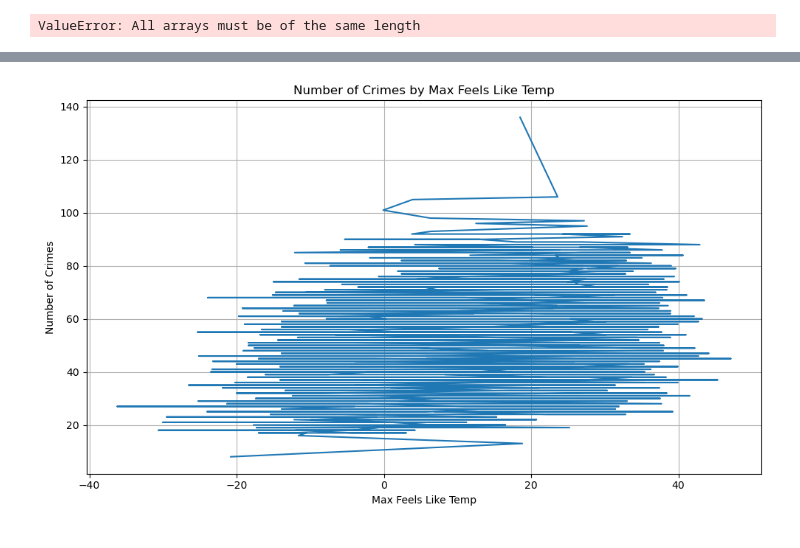
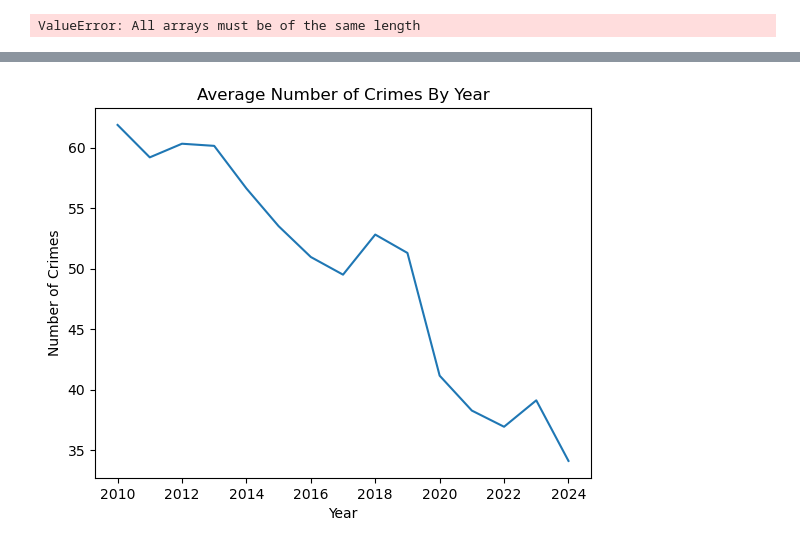
Before and after one commit to camilla47/CrimeCaseStudy, a Jupyter notebook: daisy.ipynb, the cells around one changed output, grey strips where cells are left out. Drawn from its saved outputs; the diff is of its cells as text; code cells hidden in the pictures.

```diff
--- a/daisy.ipynb
+++ b/daisy.ipynb
@@ -8,3 +8,4 @@ crimes = pd.read_csv('Crimes.csv')
 full_moon = pd.read_csv('full_moon.csv')
 holidays = pd.read_csv('holidays.csv')
 weather = pd.read_csv('weather.csv')
+unemploy = pd.read_csv('CHIC917URN.csv')
@@ -28,6 +45,9 @@ full_moon['full_moon'] = (pd.DataFrame({'full_moon': pd.Series(['full moon'] * l
 
 holidays['date'] = pd.to_datetime(holidays.Date)
 holidays.drop(columns = ['Date'], inplace=True)
+
+unemploy['date'] = pd.to_datetime(unemploy['DATE'])
+unemploy.drop(columns=['DATE'], inplace = True)
 # %%
 # Merging dataframes
 
@@ -104,3 +125,14 @@ crime_count = pd.DataFrame(crimes['date'].value_counts().reset_index())
 merged2 = pd.merge(crime_count, weather, on='date', how='left')
 merged2 = pd.merge(merged2, full_moon, on='date', how = 'left')
 merged2 = pd.merge(merged2, holidays, on='date', how = 'left')
+merged2 = pd.merge(merged2, unemploy, on='date', how = 'left')
+
+merged2 = merged2[merged2['date'].dt.year > 2009]
+merged2 = merged2.sort_values(by = 'date')
+
+merged2['CHIC917URN'] = merged2['CHIC917URN'].fillna(method='ffill')
+
+merged2['day_of_week'] = pd.to_datetime(merged2['date']).dt.day_of_week
+merged2['year'] = pd.to_datetime(merged2['date']).dt.year
+merged2['month'] = pd.to_datetime(merged2['date']).dt.month
+merged2.head()
@@ -329,14 +364,11 @@ print(feature_importance_df)
 # %%
 import matplotlib.pyplot as plt
-# %%
-# Plot the timeline
-plt.figure(figsize=(10, 6))
-plt.plot(merged2['feelslikemax'], merged2['count'])
-plt.title('Number of Crimes by Max Feels Like Temp')
-plt.xlabel('Max Feels Like Temp')
-plt.ylabel('Number of Crimes')
-plt.grid(True)
-plt.tight_layout()
-plt.show()
-# %% [output]
-[figure, removed]
+# %%
+plt.plot(merged2.groupby(merged2['year'])['count'].mean())
+plt.xlabel('Year')
+plt.ylabel('Number of Crimes')
+plt.title(f'Average Number of Crimes By Year')
+
+plt.show()
+# %% [output]
+[figure, added]
```
Also changed, not shown: parts of 18 cells of this notebook, 1 other file.
